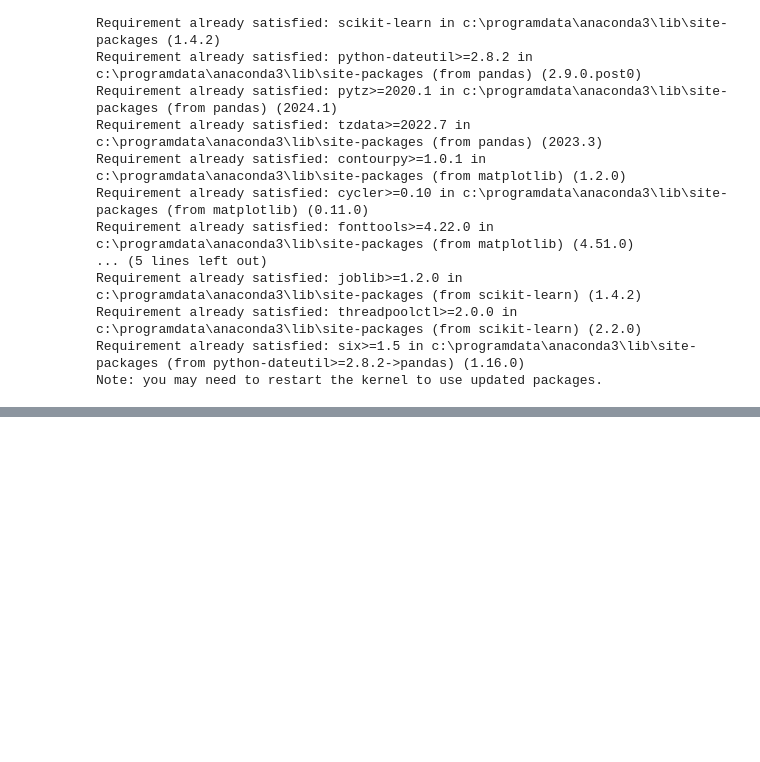
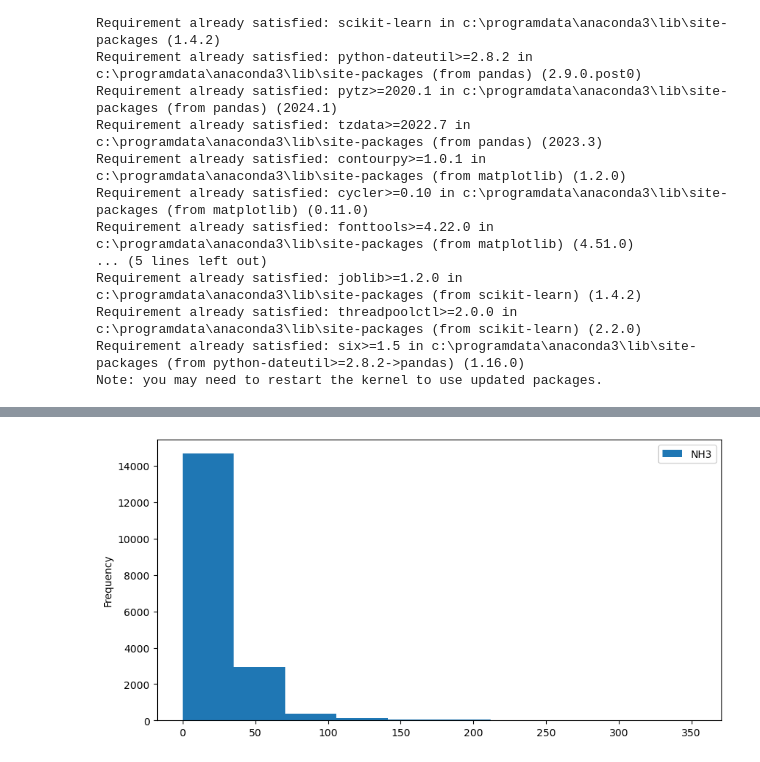
Before and after one commit to taskmasterzoro/week-1-AQI-Prediction, a Jupyter notebook: air_quality.ipynb, the cells around one changed output, grey strips where cells are left out. Cells and saved outputs as stored; diff of their text form; code cells hidden in the pictures; blank space fills up the shorter version.

```diff
--- a/air_quality.ipynb
+++ b/air_quality.ipynb
@@ -158,0 +190,6 @@ dtype: float64
+# %%
+df['NH3'].plot(kind='hist',figsize=(10,5))
+plt.legend()
+plt.show()
+# %% [output]
+[figure, added]
```
Also changed, not shown: parts of 61 cells of this notebook.
